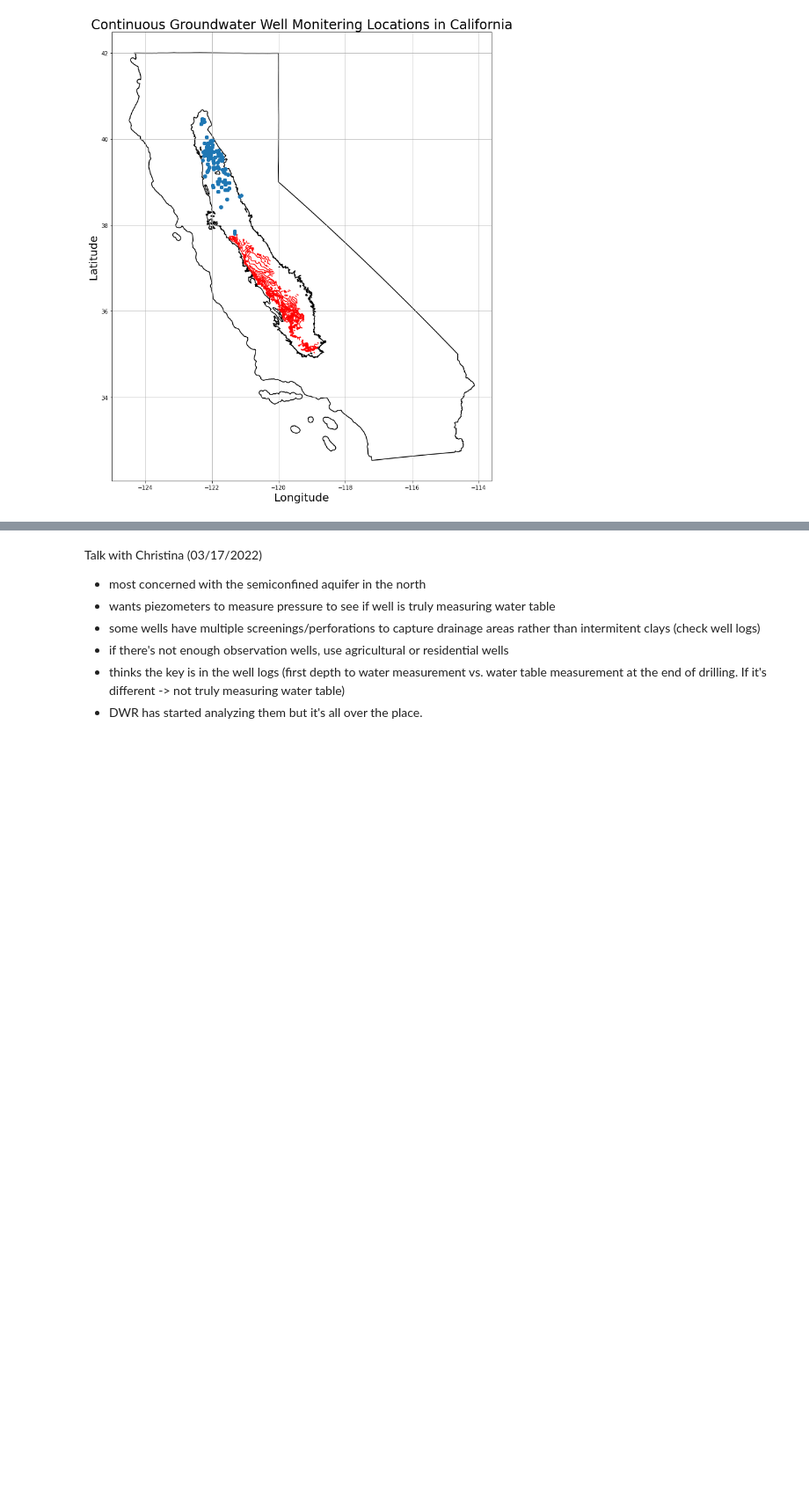
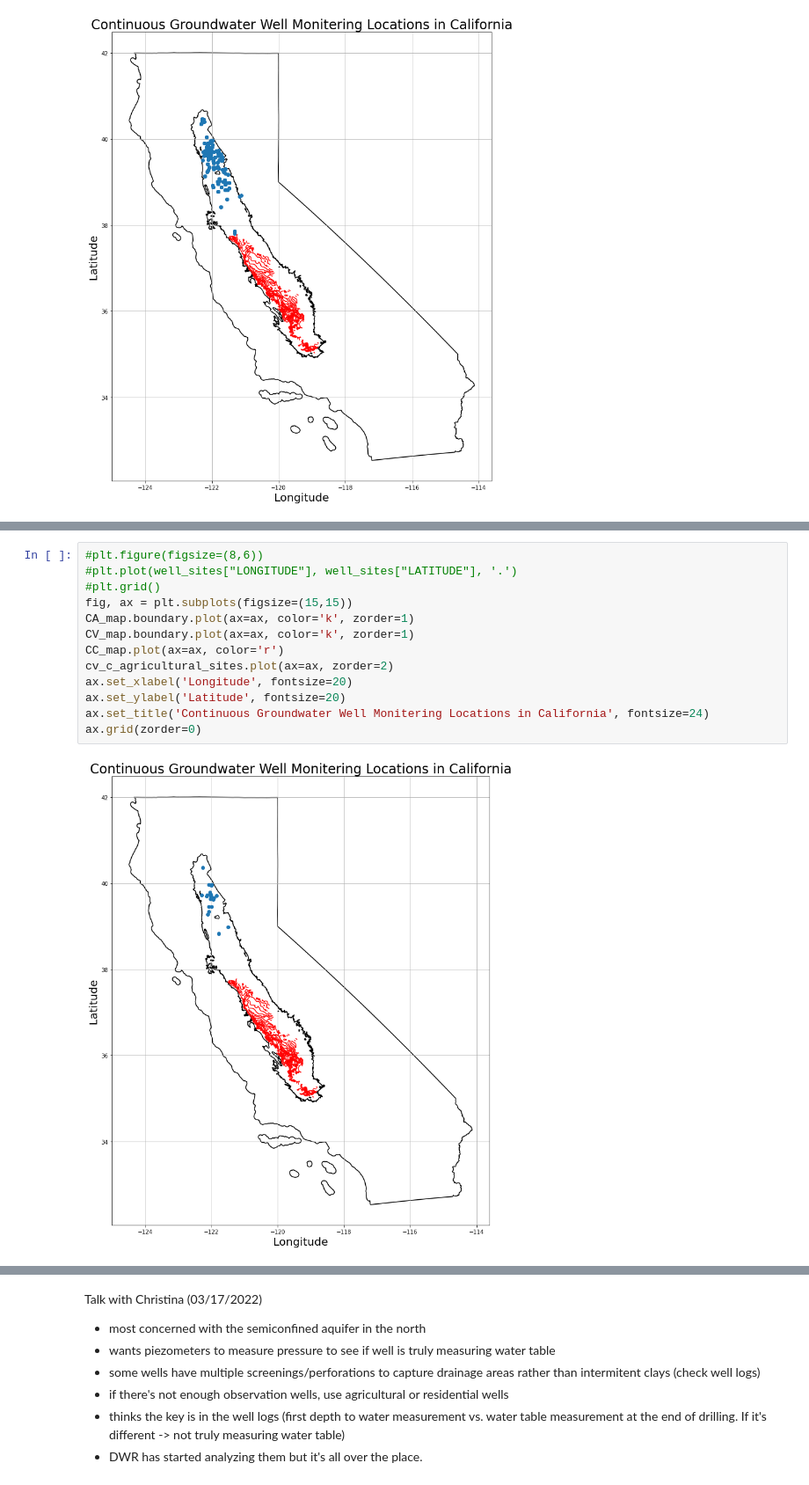
Before and after one commit to envgp/exploring_unconfined_wells, a Jupyter notebook: Well_data_exploration.ipynb, the cells around one changed output, grey strips where cells are left out. Shown at 88% size. Drawn from its saved outputs; the diff is of its cells as text; blank space fills up the shorter version.

```diff
--- a/Well_data_exploration.ipynb
+++ b/Well_data_exploration.ipynb
@@ -574,2 +651,17 @@ ax.grid(zorder=0)
+# %%
+#plt.figure(figsize=(8,6))
+#plt.plot(well_sites["LONGITUDE"], well_sites["LATITUDE"], '.')
+#plt.grid()
+fig, ax = plt.subplots(figsize=(15,15))
+CA_map.boundary.plot(ax=ax, color='k', zorder=1)
+CV_map.boundary.plot(ax=ax, color='k', zorder=1)
+CC_map.plot(ax=ax, color='r')
+cv_c_agricultural_sites.plot(ax=ax, zorder=2)
+ax.set_xlabel('Longitude', fontsize=20)
+ax.set_ylabel('Latitude', fontsize=20)
+ax.set_title('Continuous Groundwater Well Monitering Locations in California', fontsize=24)
+ax.grid(zorder=0)
+# %% [output]
+[figure, added]
 # %%
 c_monitoring_sites.sort_values("WELL_NAME").head()
```
Also changed, not shown: parts of 50 cells of this notebook, 32 other files.
